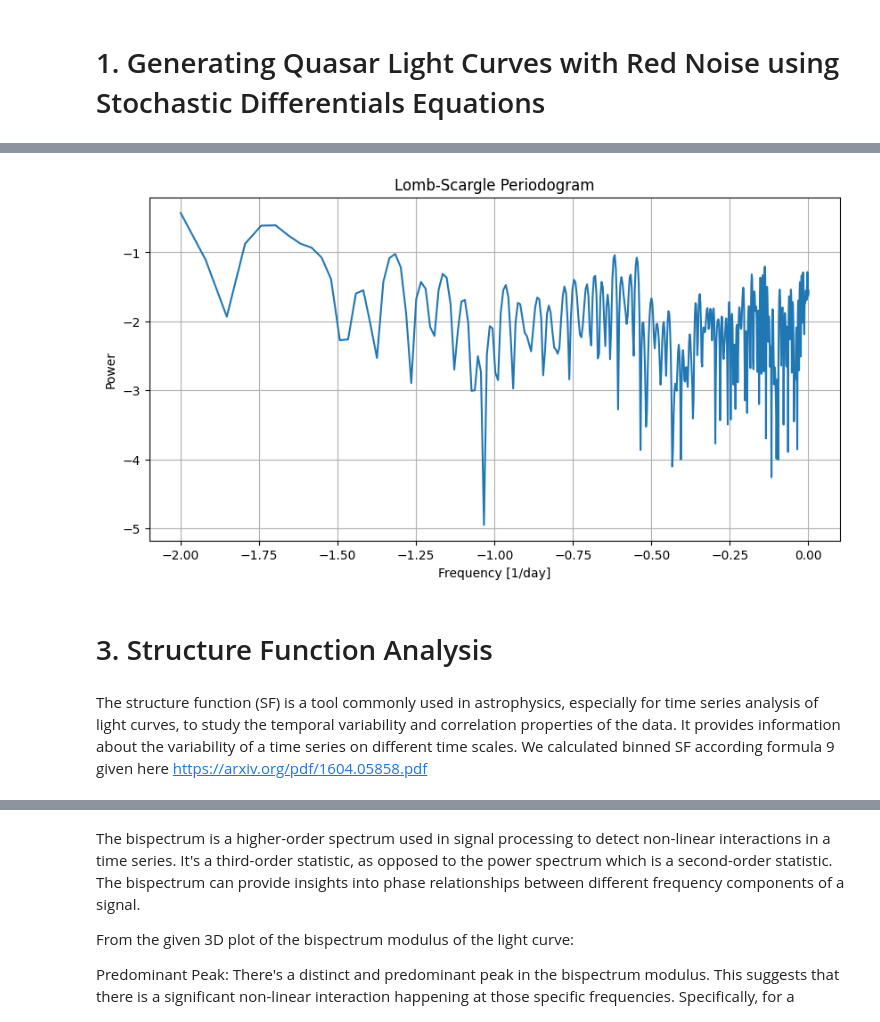
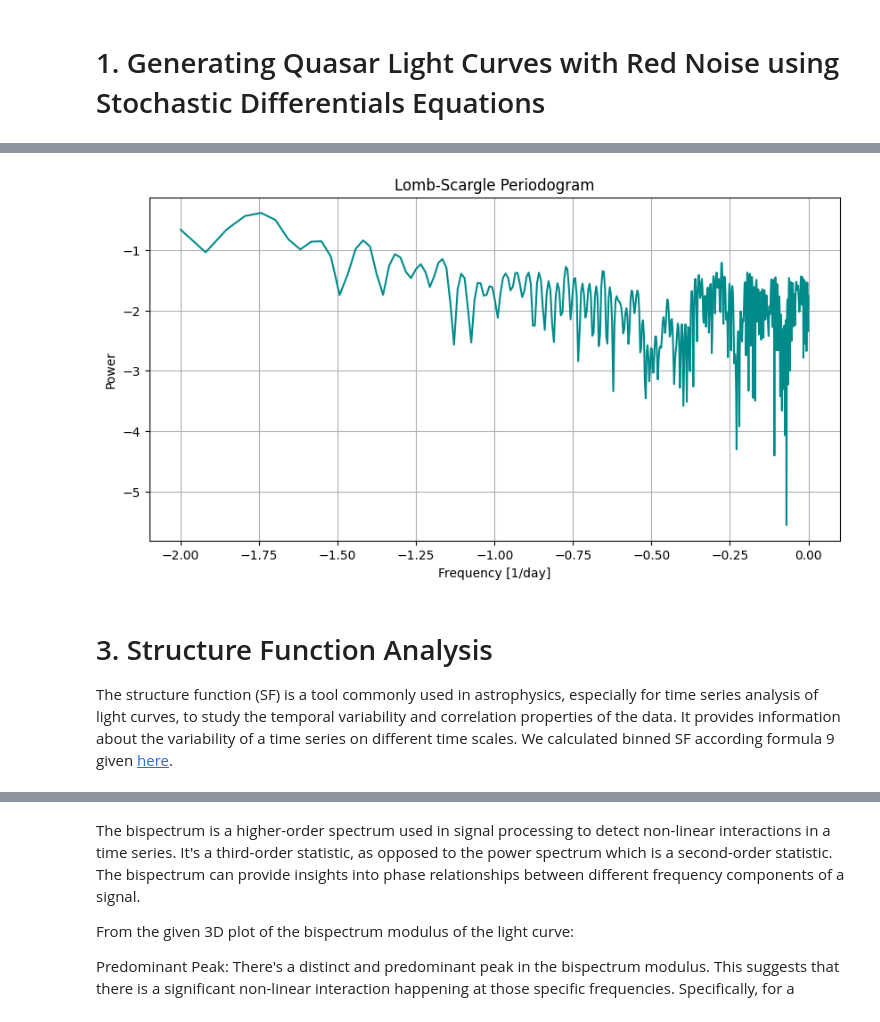
Before and after one commit to SofiM96/time_series_data_analysis, a Jupyter notebook: tutorials/Tutorial2/ADATutorial2.ipynb, the cells around one changed output, grey strips where cells are left out. Saved outputs shown, nothing was run; the diff lists cells and outputs as text; code cells hidden in the pictures.

```diff
--- a/tutorials/Tutorial2/ADATutorial2.ipynb
+++ b/tutorials/Tutorial2/ADATutorial2.ipynb
@@ -113,0 +83,13 @@ plt.show()
+# %%
+# Unevenly sampled time
+t_uneven = np.sort(np.random.uniform(0, 100, 200))
+y_uneven = generate_light_curve(t_uneven)
+
+# Plot the simulated light curve
+plt.figure(figsize=(10,5))
+plt.plot(t_uneven, y_uneven, 'o', color='darkred', ms=4)
+plt.title('Simulated Quasar Light Curve with Red Noise')
+plt.xlabel('Time')
+plt.ylabel('Intensity')
+plt.grid(True)
+plt.show()
@@ -135,20 +121,19 @@ Given the provided light curve simulation function, the fluctuations seen in the
 
 To further understand the significance of these features, you might want to compare this periodogram with those from actual quasar light curves or other simulations. Moreover, understanding the exact physical processes governing quasar variability can further inform the interpretation of such a periodogram.
 # %%
-frequency_obs, power_obs = LombScargle(t, y).autopower(minimum_frequency=0.01, maximum_frequency=1.0)
+frequency_obs, power_obs = LombScargle(t_uneven, y_uneven).autopower(minimum_frequency=0.01, maximum_frequency=1.0)
 
 plt.figure(figsize=(10, 5))
-plt.plot(np.log10(frequency_obs), np.log10(power_obs))
+plt.plot(np.log10(frequency_obs), np.log10(power_obs), color="darkcyan")
 plt.title('Lomb-Scargle Periodogram')
 plt.xlabel('Frequency [1/day]')
 plt.ylabel('Power')
 plt.grid(True)
 plt.show()
 # %% [output]
-[figure, old version]
+[figure, new version]
-# %% [markdown]
-# 3. Structure Function Analysis
 # %% [markdown]
+# 3. Structure Function Analysis
 The structure function (SF) is a tool commonly used in astrophysics, especially for time series analysis of light curves, to study the temporal variability and correlation properties of the data. It provides information about the variability of a time series on different time scales.
-We calculated binned SF according formula 9 given here https://arxiv.org/pdf/1604.05858.pdf
+We calculated binned SF according formula 9 given [here](https://arxiv.org/pdf/1604.05858.pdf).
 # %%
```
Also changed, not shown: parts of 32 cells of this notebook.
